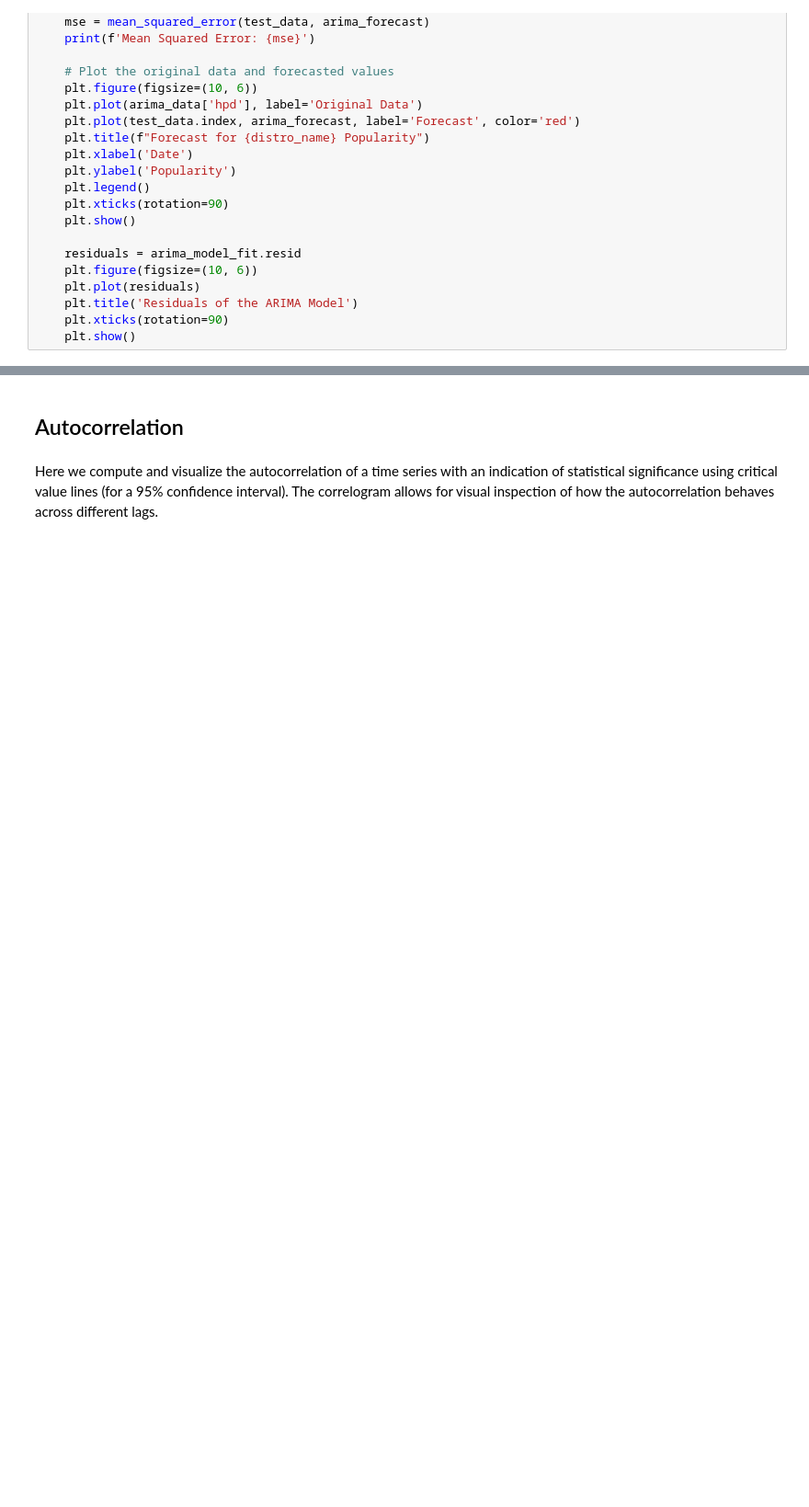
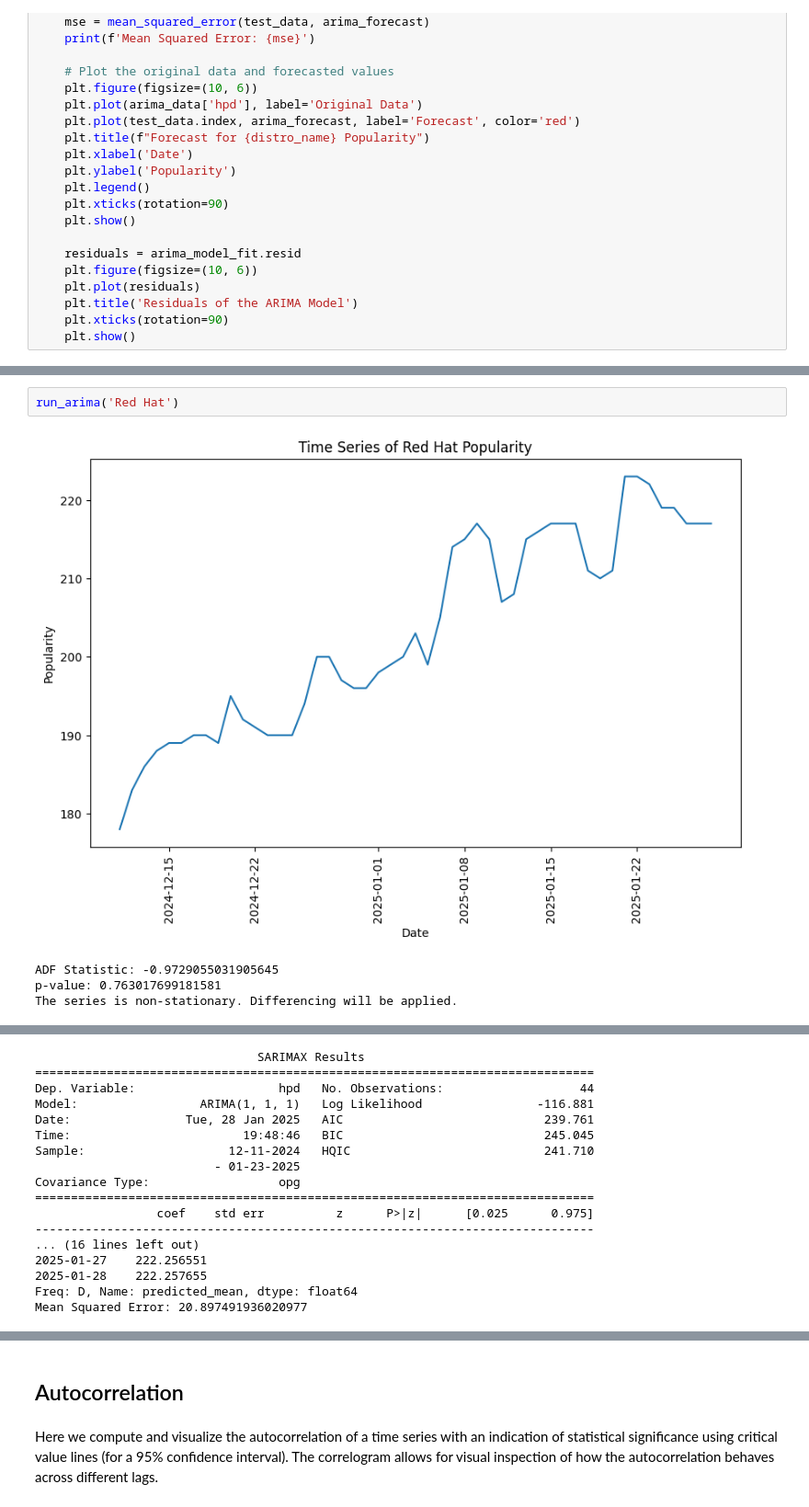
Before and after one commit to apavazza/linux-distros, a Jupyter notebook: linux_distros.ipynb, the cells around one changed output, grey strips where cells are left out. Shown at 92% size. Cells and saved outputs as stored; diff of their text form; blank space fills up the shorter version.

```diff
--- a/linux_distros.ipynb
+++ b/linux_distros.ipynb
@@ -552,0 +538,7 @@ Mean Squared Error: 268.076103143442
+# %%
+run_arima('Red Hat')
+# %% [output]
+[figure, added]
+ADF Statistic: -0.9729055031905645
+p-value: 0.763017699181581
+The series is non-stationary. Differencing will be applied.
@@ -552,0 +546,17 @@ Mean Squared Error: 268.076103143442
+                               SARIMAX Results
+==============================================================================
+Dep. Variable:                    hpd   No. Observations:                   44
+Model:                 ARIMA(1, 1, 1)   Log Likelihood                -116.881
+Date:                Tue, 28 Jan 2025   AIC                            239.761
+Time:                        19:48:46   BIC                            245.045
+Sample:                    12-11-2024   HQIC                           241.710
+                         - 01-23-2025
+Covariance Type:                  opg
+==============================================================================
+                 coef    std err          z      P>|z|      [0.025      0.975]
+------------------------------------------------------------------------------
+... (16 lines left out)
+2025-01-27    222.256551
+2025-01-28    222.257655
+Freq: D, Name: predicted_mean, dtype: float64
+Mean Squared Error: 20.897491936020977
```
Also changed, not shown: parts of 10 cells of this notebook.
